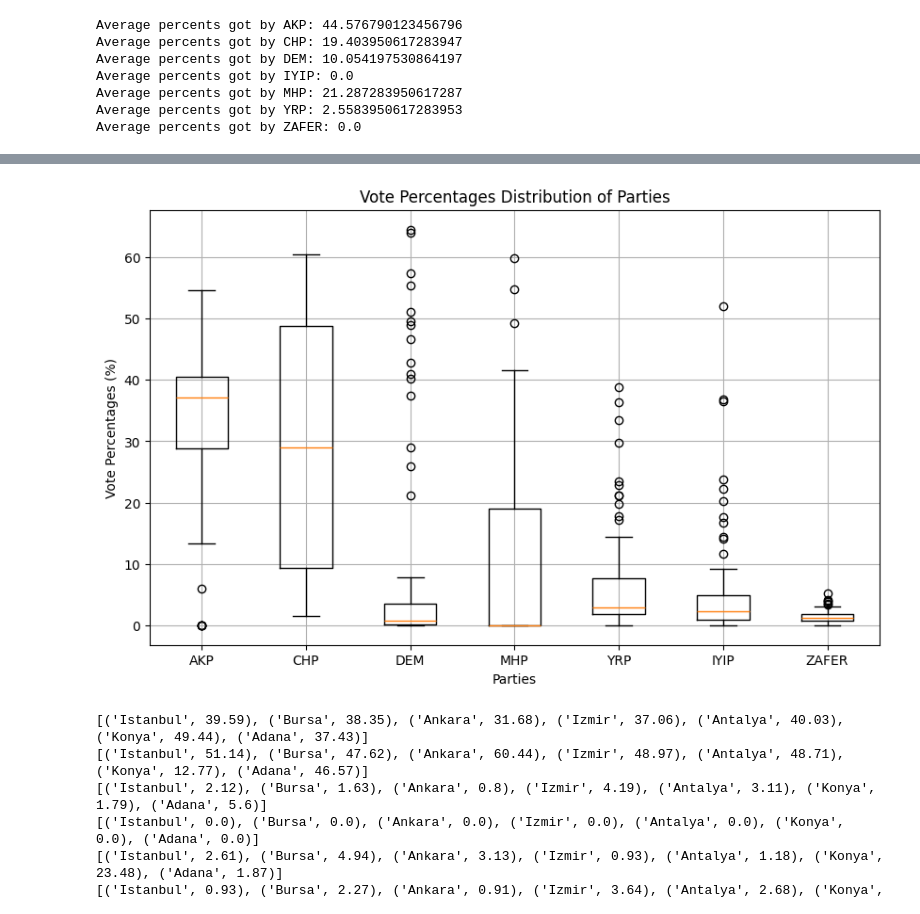
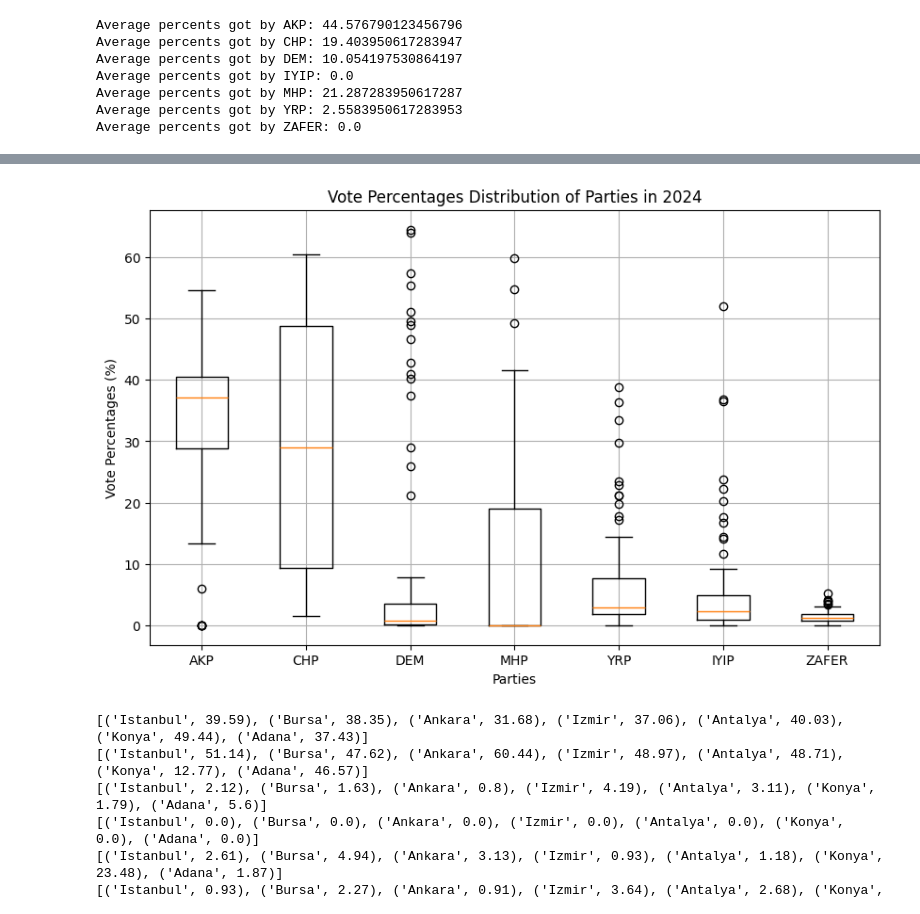
Before and after one commit to imranmammadov19852/Turkey-election-predict, a Jupyter notebook: index.ipynb, the cells around one changed output, grey strips where cells are left out. Saved outputs shown, nothing was run; the diff lists cells and outputs as text; code cells hidden in the pictures.

```diff
--- a/index.ipynb
+++ b/index.ipynb
@@ -199,24 +199,24 @@ plt.show()
 # %%
 akp_data = df2024['AKP(%)']
 chp_data = df2024['CHP(%)']
 dem_data = df2024['DEM(%)']
 mhp_data = df2024['MHP(%)']
 yrp_data = df2024['YRP(%)']
 iyip_data = df2024['IYIP(%)']
 zafer_data = df2024['ZAFER(%)']
 
 party_data = [akp_data, chp_data, dem_data, mhp_data, yrp_data, iyip_data, zafer_data]
 
 # Plotting boxplot
 plt.figure(figsize=(10, 6))
 plt.boxplot(party_data, labels=['AKP', 'CHP', 'DEM', 'MHP', 'YRP', 'IYIP', 'ZAFER'])
-plt.title('Vote Percentages Distribution of Parties')
+plt.title('Vote Percentages Distribution of Parties in 2024')
 plt.xlabel('Parties')
 plt.ylabel('Vote Percentages (%)')
 plt.grid(True)
 plt.show()
 # %% [output]
-[figure, old version]
+[figure, new version]
 # %%
 # Major cities vote percentages
 major_cities_in_akp = []
```
Also changed, not shown: parts of 10 cells of this notebook.
